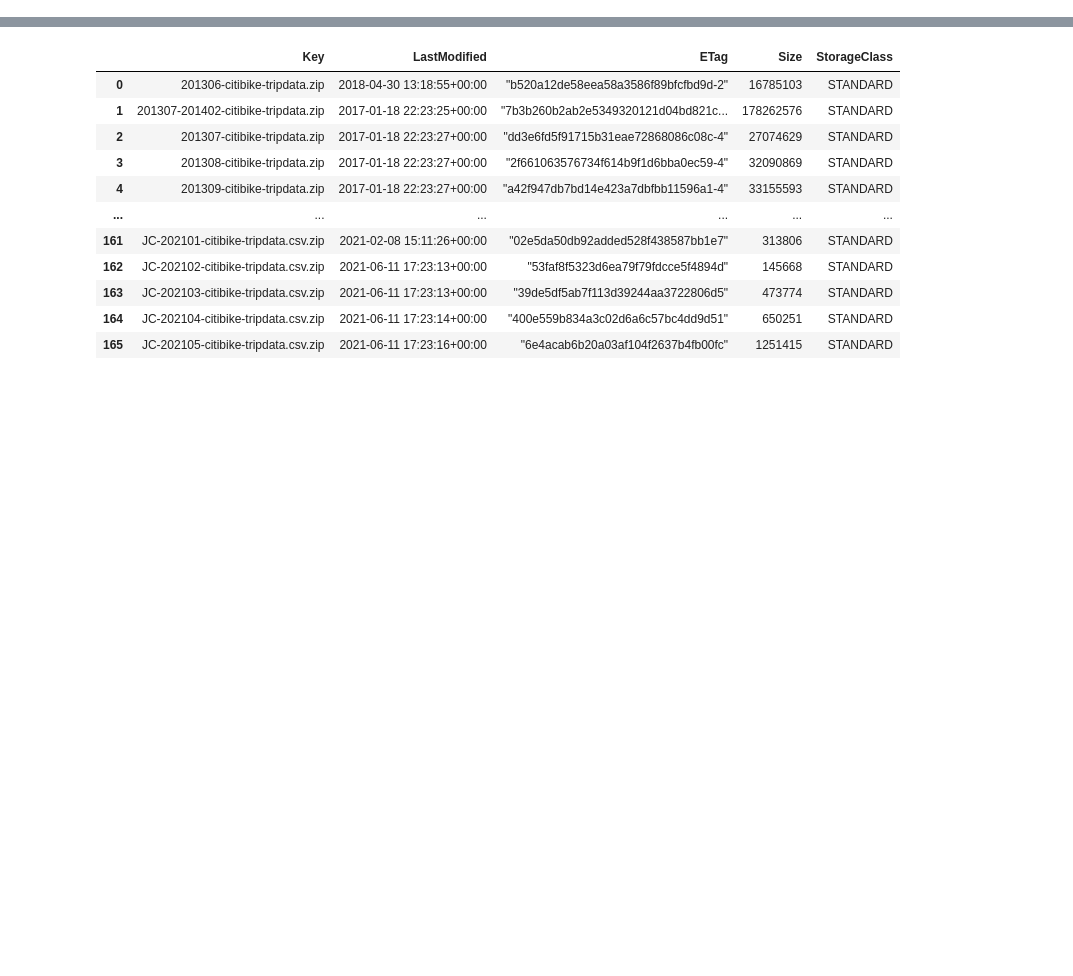
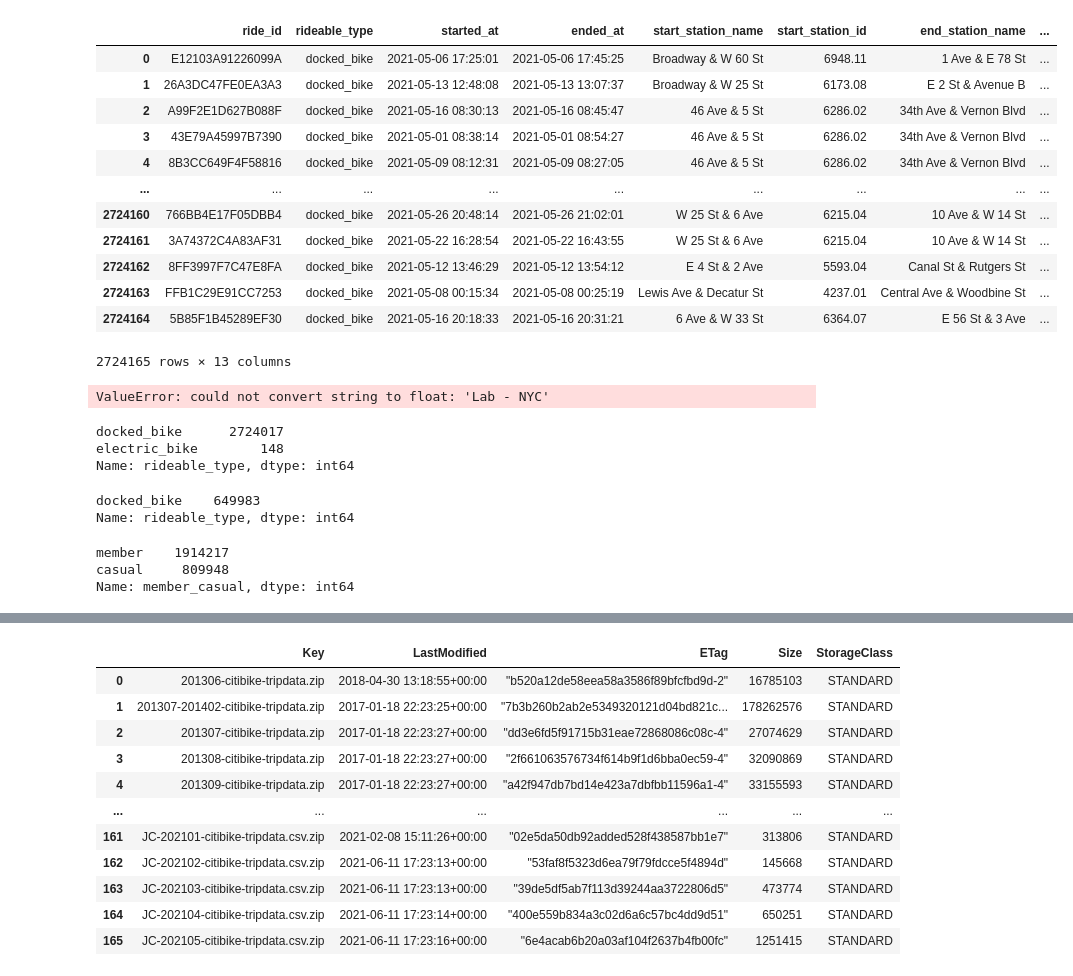
Before and after one commit to neighbor-ryan/ctbk.dev, a Jupyter notebook: to_parquet.ipynb, the cells around one changed output, grey strips where cells are left out. Cells and saved outputs as stored; diff of their text form; code cells hidden in the pictures; blank space fills up the shorter version.

```diff
--- a/to_parquet.ipynb
+++ b/to_parquet.ipynb
@@ -11,0 +37,38 @@ s3 = client('s3', config=Config())
+# %%
+d5 = read_csv('s3://ctbk/csvs/202105-citibike-tripdata.csv', dtype=str)
+d5
+# %% [output]
+|  | ride_id | rideable_type | started_at | ended_at | start_station_name | start_station_id | end_station_name | ... |
+| 0 | E12103A91226099A | docked_bike | 2021-05-06 17:25:01 | 2021-05-06 17:45:25 | Broadway & W 60 St | 6948.11 | 1 Ave & E 78 St | ... |
+| 1 | 26A3DC47FE0EA3A3 | docked_bike | 2021-05-13 12:48:08 | 2021-05-13 13:07:37 | Broadway & W 25 St | 6173.08 | E 2 St & Avenue B | ... |
+| 2 | A99F2E1D627B088F | docked_bike | 2021-05-16 08:30:13 | 2021-05-16 08:45:47 | 46 Ave & 5 St | 6286.02 | 34th Ave & Vernon Blvd | ... |
+| 3 | 43E79A45997B7390 | docked_bike | 2021-05-01 08:38:14 | 2021-05-01 08:54:27 | 46 Ave & 5 St | 6286.02 | 34th Ave & Vernon Blvd | ... |
+| 4 | 8B3CC649F4F58816 | docked_bike | 2021-05-09 08:12:31 | 2021-05-09 08:27:05 | 46 Ave & 5 St | 6286.02 | 34th Ave & Vernon Blvd | ... |
+| ... | ... | ... | ... | ... | ... | ... | ... | ... |
+| 2724160 | 766BB4E17F05DBB4 | docked_bike | 2021-05-26 20:48:14 | 2021-05-26 21:02:01 | W 25 St & 6 Ave | 6215.04 | 10 Ave & W 14 St | ... |
+| 2724161 | 3A74372C4A83AF31 | docked_bike | 2021-05-22 16:28:54 | 2021-05-22 16:43:55 | W 25 St & 6 Ave | 6215.04 | 10 Ave & W 14 St | ... |
+| 2724162 | 8FF3997F7C47E8FA | docked_bike | 2021-05-12 13:46:29 | 2021-05-12 13:54:12 | E 4 St & 2 Ave | 5593.04 | Canal St & Rutgers St | ... |
+| 2724163 | FFB1C29E91CC7253 | docked_bike | 2021-05-08 00:15:34 | 2021-05-08 00:25:19 | Lewis Ave & Decatur St | 4237.01 | Central Ave & Woodbine St | ... |
+| 2724164 | 5B85F1B45289EF30 | docked_bike | 2021-05-16 20:18:33 | 2021-05-16 20:31:21 | 6 Ave & W 33 St | 6364.07 | E 56 St & 3 Ave | ... |
+2724165 rows × 13 columns
+# %%
+d5.start_station_id.astype(float)
+# %% [output]
+ValueError: could not convert string to float: 'Lab - NYC'
+# %%
+d5.rideable_type.value_counts()
+# %% [output]
+docked_bike      2724017
+electric_bike        148
+Name: rideable_type, dtype: int64
+# %%
+d2.rideable_type.value_counts()
+# %% [output]
+docked_bike    649983
+Name: rideable_type, dtype: int64
+# %%
+d5.member_casual.value_counts()
+# %% [output]
+member    1914217
+casual     809948
+Name: member_casual, dtype: int64
```
Also changed, not shown: parts of 4 cells of this notebook, 6 other files.
